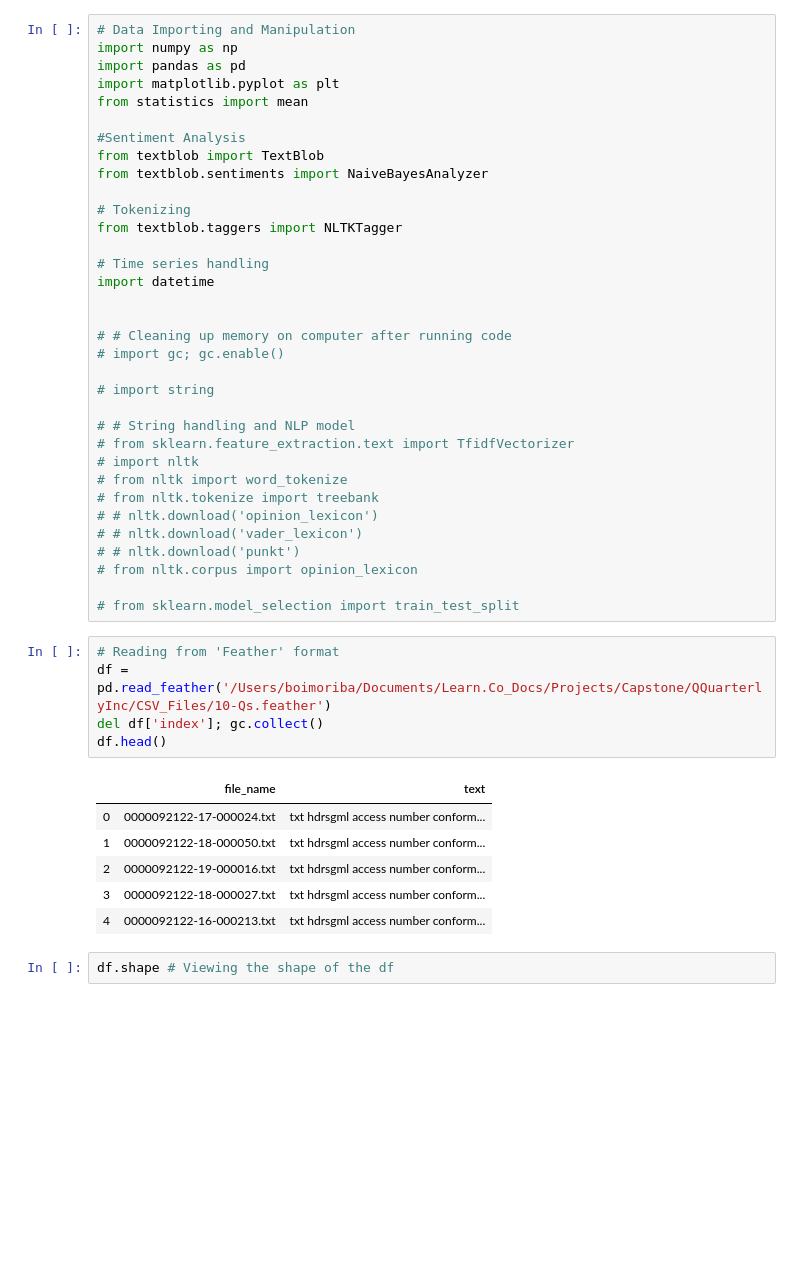
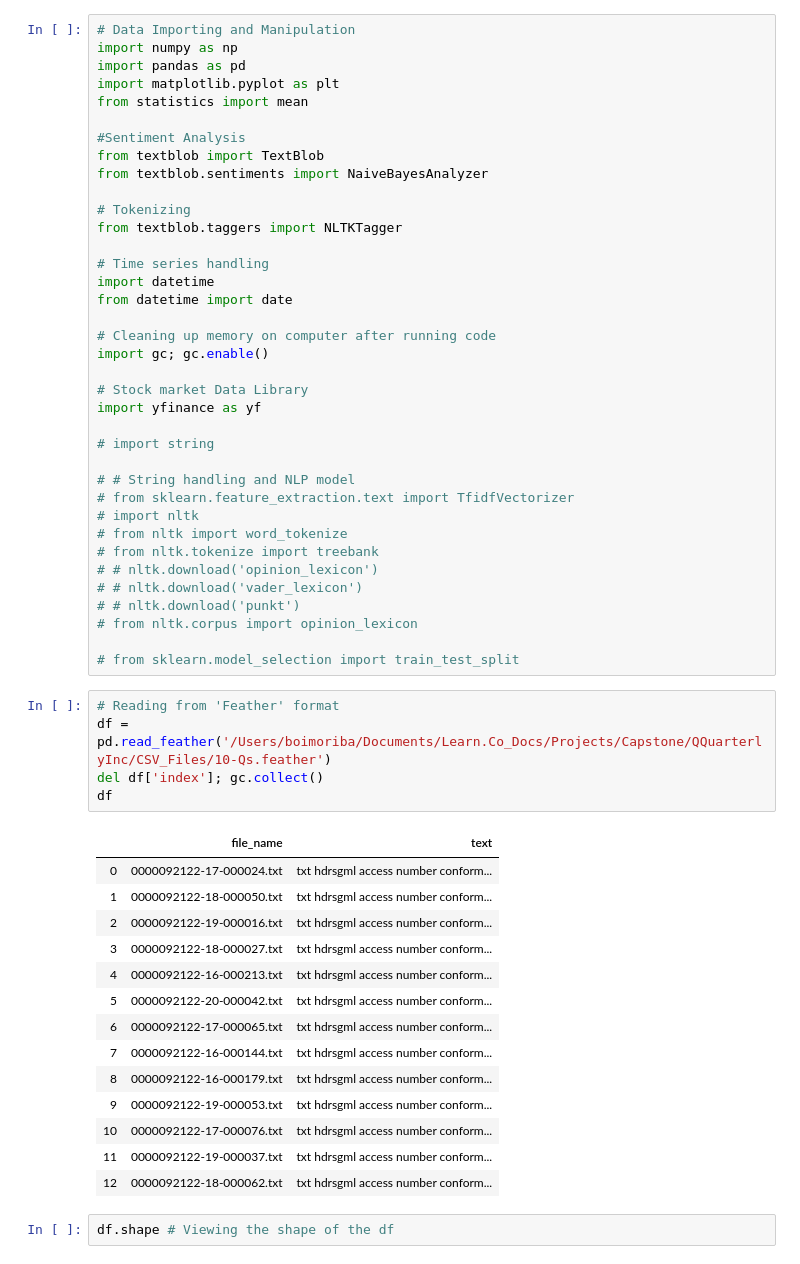
Before and after one commit to bmor2552/QQuarterlyInc, a Jupyter notebook: Notebooks/Step2_Modeling.ipynb, the cells around one changed output. Cells and saved outputs as stored; diff of their text form; blank space fills up the shorter version.

```diff
--- a/Notebooks/Step2_Modeling.ipynb
+++ b/Notebooks/Step2_Modeling.ipynb
@@ -17,10 +21,13 @@ from textblob.taggers import NLTKTagger
 
 # Time series handling
 import datetime
+from datetime import date
 
+# Cleaning up memory on computer after running code
+import gc; gc.enable()
 
-# # Cleaning up memory on computer after running code
-# import gc; gc.enable()
+# Stock market Data Library
+import yfinance as yf
 
 # import string
 
@@ -38,15 +45,23 @@ import datetime
 # %%
 # Reading from 'Feather' format
 df = pd.read_feather('/Users/boimoriba/Documents/Learn.Co_Docs/Projects/Capstone/QQuarterlyInc/CSV_Files/10-Qs.feather')
 del df['index']; gc.collect()
-df.head()
+df
 # %% [output]
 |  | file_name | text |
 | 0 | 0000092122-17-000024.txt | txt hdrsgml access number conform... |
 | 1 | 0000092122-18-000050.txt | txt hdrsgml access number conform... |
 | 2 | 0000092122-19-000016.txt | txt hdrsgml access number conform... |
 | 3 | 0000092122-18-000027.txt | txt hdrsgml access number conform... |
 | 4 | 0000092122-16-000213.txt | txt hdrsgml access number conform... |
+| 5 | 0000092122-20-000042.txt | txt hdrsgml access number conform... |
+| 6 | 0000092122-17-000065.txt | txt hdrsgml access number conform... |
+| 7 | 0000092122-16-000144.txt | txt hdrsgml access number conform... |
+| 8 | 0000092122-16-000179.txt | txt hdrsgml access number conform... |
+| 9 | 0000092122-19-000053.txt | txt hdrsgml access number conform... |
+| 10 | 0000092122-17-000076.txt | txt hdrsgml access number conform... |
+| 11 | 0000092122-19-000037.txt | txt hdrsgml access number conform... |
+| 12 | 0000092122-18-000062.txt | txt hdrsgml access number conform... |
 # %%
 df.shape # Viewing the shape of the df
 # %% [output]
```
Also changed, not shown: parts of 62 cells of this notebook.
